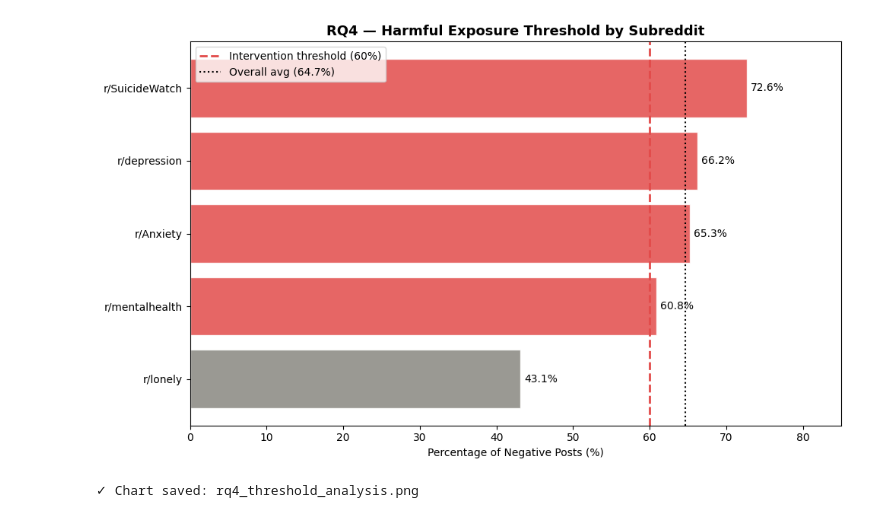
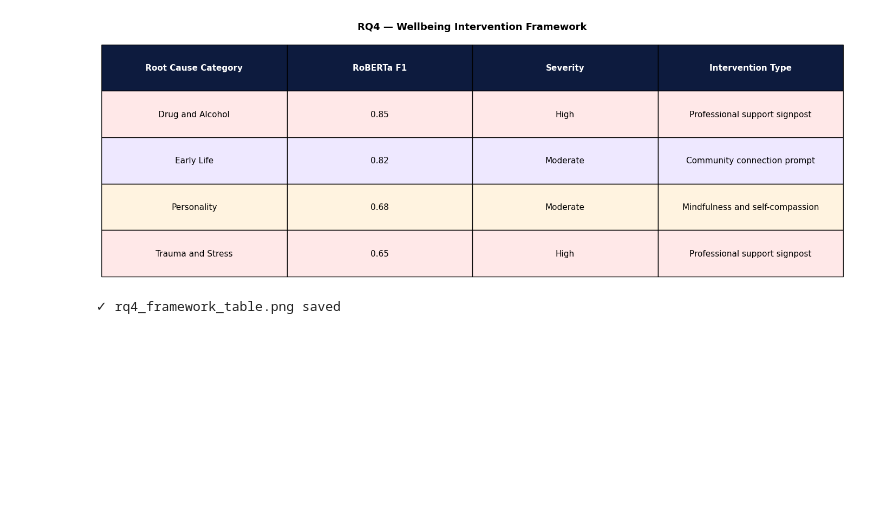
Before and after one commit to abdulbasitali19/mental-health-nlp-thesis, a Jupyter notebook: 05_result_and_framework.ipynb, the cells around one changed output. Drawn from its saved outputs; the diff is of its cells as text; code cells hidden in the pictures; blank space fills up the shorter version.

```diff
--- a/05_result_and_framework.ipynb
+++ b/05_result_and_framework.ipynb
@@ -216,46 +287,52 @@ print("✓ Chart saved: rq3_per_class_f1.png")
 # %%
-# ── RQ4: Threshold analysis ────────────────────────
-# Show what % of posts are negative by subreddit
-# This justifies the 60% threshold
+# ── RQ4: Framework intervention table ─────────────
+fig, ax = plt.subplots(figsize=(14, 5))
+ax.axis('off')
 
-subreddit_neg = df_vader.groupby('subreddit').apply(
-    lambda x: (x['vader_sentiment'] == 'Negative').sum() / len(x) * 100
-).sort_values(ascending=True)
+table_data = [
+    ['Drug and Alcohol',  '0.85', 'High',
+     'Professional support signpost'],
+    ['Early Life',        '0.82', 'Moderate',
+     'Community connection prompt'],
+    ['Personality',       '0.68', 'Moderate',
+     'Mindfulness and self-compassion'],
+    ['Trauma and Stress', '0.65', 'High',
+     'Professional support signpost'],
+]
+col_labels = [
+    'Root Cause Category', 'RoBERTa F1',
+    'Severity', 'Intervention Type'
+]
 
-overall_avg = (df_vader['vader_sentiment'] == 'Negative').mean() * 100
+table = ax.table(
+    cellText=table_data, colLabels=col_labels,
+    cellLoc='center', loc='center',
+    bbox=[0, 0, 1, 1]
+)
+table.auto_set_font_size(False)
+table.set_fontsize(11)
 
-fig, ax = plt.subplots(figsize=(10, 6))
+for j in range(len(col_labels)):
+    table[0, j].set_facecolor('#0D1B3E')
+    table[0, j].set_text_props(
+        color='white', fontweight='bold'
+    )
 
-colors = ['#E24B4A' if v > 60 else '#888780'
-          for v in subreddit_neg.values]
-bars = ax.barh(
-    [f"r/{s}" for s in subreddit_neg.index],
-    subreddit_neg.values,
-    color=colors,
-    edgecolor='white', alpha=0.85
+row_colors = ['#FFE8E8', '#EEE8FF', '#FFF3E0', '#FFE8E8']
+for i, color in enumerate(row_colors):
+    for j in range(len(col_labels)):
+        table[i+1, j].set_facecolor(color)
+
+ax.set_title(
+    'RQ4 — Wellbeing Intervention Framework',
+    fontsize=13, fontweight='bold', pad=20
 )
-
-ax.axvline(x=60, color='#E24B4A', linestyle='--',
-           linewidth=2, label='Intervention threshold (60%)')
-ax.axvline(x=overall_avg, color='black', linestyle=':',
-           linewidth=1.5, label=f'Overall avg ({overall_avg:.1f}%)')
-
-ax.set_title('RQ4 — Harmful Exposure Threshold by Subreddit',
-             fontsize=13, fontweight='bold')
-ax.set_xlabel('Percentage of Negative Posts (%)')
-ax.set_xlim(0, 85)
-ax.legend(fontsize=10)
-
-for bar, val in zip(bars, subreddit_neg.values):
-    ax.text(val + 0.5, bar.get_y() + bar.get_height()/2,
-            f'{val:.1f}%', va='center', fontsize=10)
-
 plt.tight_layout()
-plt.savefig(OUTPUT_PATH + "rq4_threshold_analysis.png",
+plt.savefig(OUTPUT_PATH + "rq4_framework_table.png",
             dpi=300, bbox_inches='tight')
 plt.show()
-print("✓ Chart saved: rq4_threshold_analysis.png")
+print("✓ rq4_framework_table.png saved")
 # %% [output]
-[figure, old version]
+[figure, new version]
-✓ Chart saved: rq4_threshold_analysis.png
+✓ rq4_framework_table.png saved
 # %%
```
Also changed, not shown: parts of 7 cells of this notebook.
